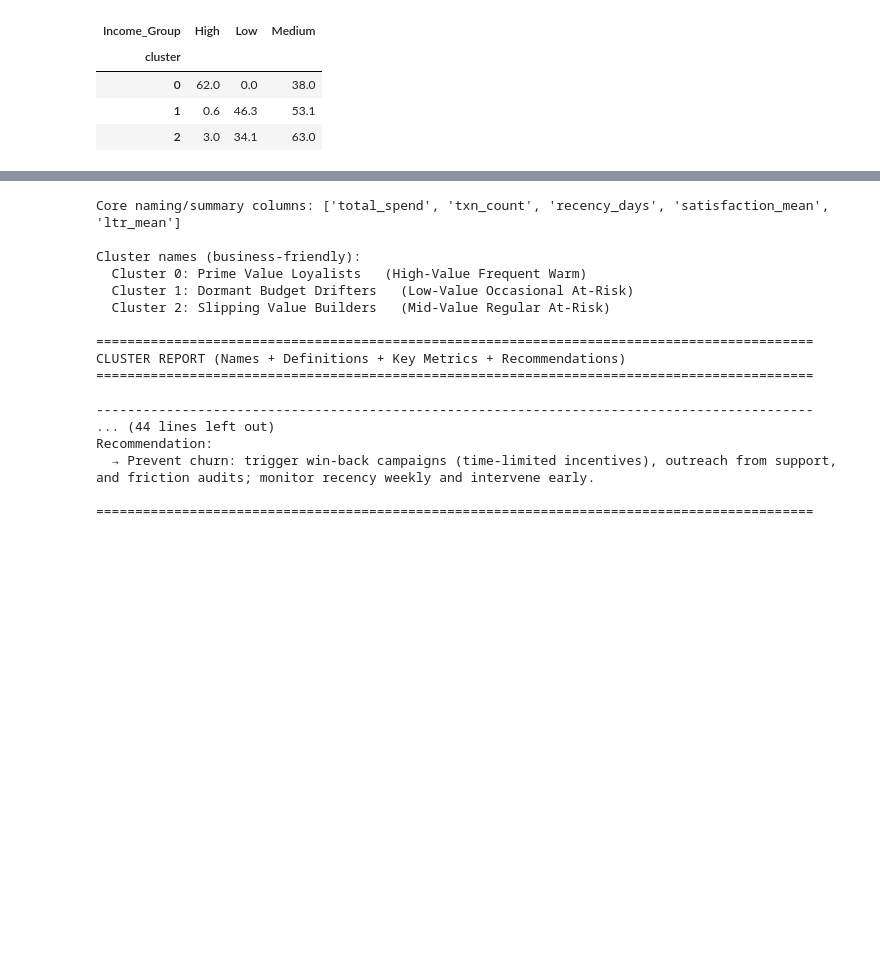
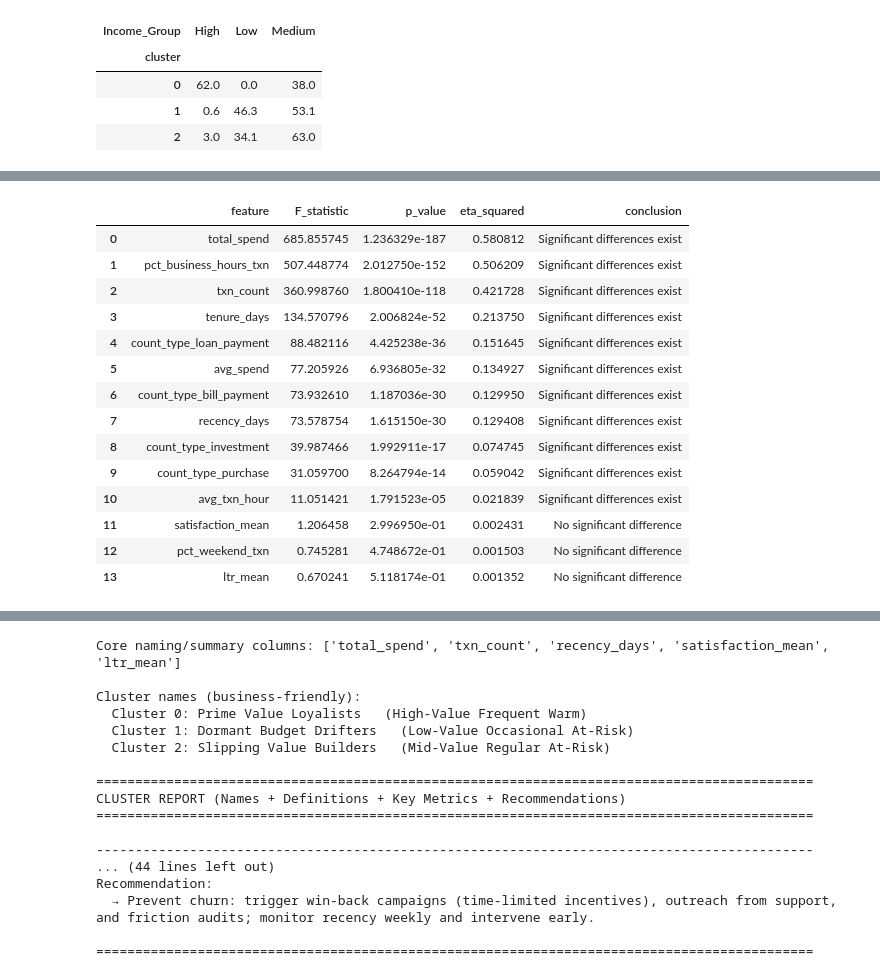
Before and after one commit to ar-aienriquezdev/MO-IT128-DMP_S3101_Nexus, a Jupyter notebook: Milestone 2/Notebook/FinMark_Milestone2_Clustering_Segmentation.ipynb, the cells around one changed output, grey strips where cells are left out. Saved outputs shown, nothing was run; the diff lists cells and outputs as text; code cells hidden in the pictures; blank space fills up the shorter version.

```diff
--- a/Milestone 2/Notebook/FinMark_Milestone2_Clustering_Segmentation.ipynb
+++ b/Milestone 2/Notebook/FinMark_Milestone2_Clustering_Segmentation.ipynb
@@ -1518,0 +1622,80 @@ Significant features at p < 0.05: 11 / 14
+# %%
+# =========================
+# 8C) Statistical validation: Do clusters differ on key variables?
+# =========================
+# We run one-way ANOVA (F-test) per feature across clusters to validate that
+# cluster means differ more than expected by chance.
+
+from scipy.stats import f_oneway
+
+# --- Safety: ensure df_clusters and key_features exist ---
+# --- Safety: ensure df_clusters exists (in case cells are run out of order) ---
+if "df_clusters" not in globals():
+    # Try to reconstruct from earlier artifacts
+    if "df" in globals():
+        _base = df.copy()
+    else:
+        _base = None
+
+    # Resolve / reconstruct cluster_labels
+    if "cluster_labels" in globals():
+        _labels = cluster_labels
+    else:
+        _labels = None
+        # Try to pull labels from an existing trained model
+        for _name in ["kmeans_final", "kmeans", "kmeans_model"]:
+            if _name in globals():
+                _km = globals()[_name]
+                if hasattr(_km, "labels_"):
+                    _labels = _km.labels_
+                elif "X_pca" in globals():
+                    _labels = _km.predict(X_pca)
+                break
+
+    if _base is None or _labels is None:
+        raise NameError(
+            "df_clusters is not defined. Please run the earlier cells that load the dataset and create cluster_labels/df_clusters "
+            "(the cells that build X_pca and fit KMeans)."
+        )
+
+    df_clusters = _base.copy()
+    df_clusters["cluster"] = _labels
+
+    # Optional PCA columns for convenience (if available)
+    if "X_pca" in globals() and isinstance(X_pca, (np.ndarray,)):
+        if X_pca.shape[1] >= 2:
+            df_clusters["PC1"] = X_pca[:, 0]
+            df_clusters["PC2"] = X_pca[:, 1]
+
+if "key_features" not in globals():
+    # Fallback: test all numeric business columns (exclude identifiers and cluster/meta columns)
+    exclude = {"customer_id", "cluster", "cluster_name", "PC1", "PC2"}
+    key_features = [c for c in df_clusters.select_dtypes(include=[np.number]).columns if c not in exclude]
+
+anova_rows = []
+clusters = sorted(df_clusters["cluster"].unique())
+
+for feat in key_features:
+    groups = [df_clusters.loc[df_clusters["cluster"] == k, feat].dropna() for k in clusters]
+    # need at least 2 values per group for a stable test
+    if all(len(g) >= 2 for g in groups):
+        F, p = f_oneway(*groups)
+
+        # effect size (eta-squared): between-group variance / total variance
+        overall_mean = df_clusters[feat].mean()
+        ss_between = sum(len(g) * (g.mean() - overall_mean) ** 2 for g in groups)
+        ss_total = ((df_clusters[feat] - overall_mean) ** 2).sum()
+        eta2 = float(ss_between / ss_total) if ss_total > 0 else np.nan
+
+        conclusion = "Significant differences exist" if p < 0.05 else "No significant difference"
+        anova_rows.append([feat, float(F), float(p), eta2, conclusion])
+
+anova_df = pd.DataFrame(anova_rows, columns=["feature", "F_statistic", "p_value", "eta_squared", "conclusion"])
+anova_df = anova_df.sort_values("p_value").reset_index(drop=True)
+
+print("ANOVA results (sorted by p-value):")
+display(anova_df)
+
+sig_05 = (anova_df["p_value"] < 0.05).sum()
+print(f"Significant features at p < 0.05: {sig_05} / {len(anova_df)}")
+# %% [output]
@@ -1518,0 +1703,15 @@ Significant features at p < 0.05: 11 / 14
+|  | feature | F_statistic | p_value | eta_squared | conclusion |
+| 0 | total_spend | 685.855745 | 1.236329e-187 | 0.580812 | Significant differences exist |
+| 1 | pct_business_hours_txn | 507.448774 | 2.012750e-152 | 0.506209 | Significant differences exist |
+| 2 | txn_count | 360.998760 | 1.800410e-118 | 0.421728 | Significant differences exist |
+| 3 | tenure_days | 134.570796 | 2.006824e-52 | 0.213750 | Significant differences exist |
+| 4 | count_type_loan_payment | 88.482116 | 4.425238e-36 | 0.151645 | Significant differences exist |
+| 5 | avg_spend | 77.205926 | 6.936805e-32 | 0.134927 | Significant differences exist |
+| 6 | count_type_bill_payment | 73.932610 | 1.187036e-30 | 0.129950 | Significant differences exist |
+| 7 | recency_days | 73.578754 | 1.615150e-30 | 0.129408 | Significant differences exist |
+| 8 | count_type_investment | 39.987466 | 1.992911e-17 | 0.074745 | Significant differences exist |
+| 9 | count_type_purchase | 31.059700 | 8.264794e-14 | 0.059042 | Significant differences exist |
+| 10 | avg_txn_hour | 11.051421 | 1.791523e-05 | 0.021839 | Significant differences exist |
+| 11 | satisfaction_mean | 1.206458 | 2.996950e-01 | 0.002431 | No significant difference |
+| 12 | pct_weekend_txn | 0.745281 | 4.748672e-01 | 0.001503 | No significant difference |
+| 13 | ltr_mean | 0.670241 | 5.118174e-01 | 0.001352 | No significant difference |
```
Also changed, not shown: parts of 7 cells of this notebook.
